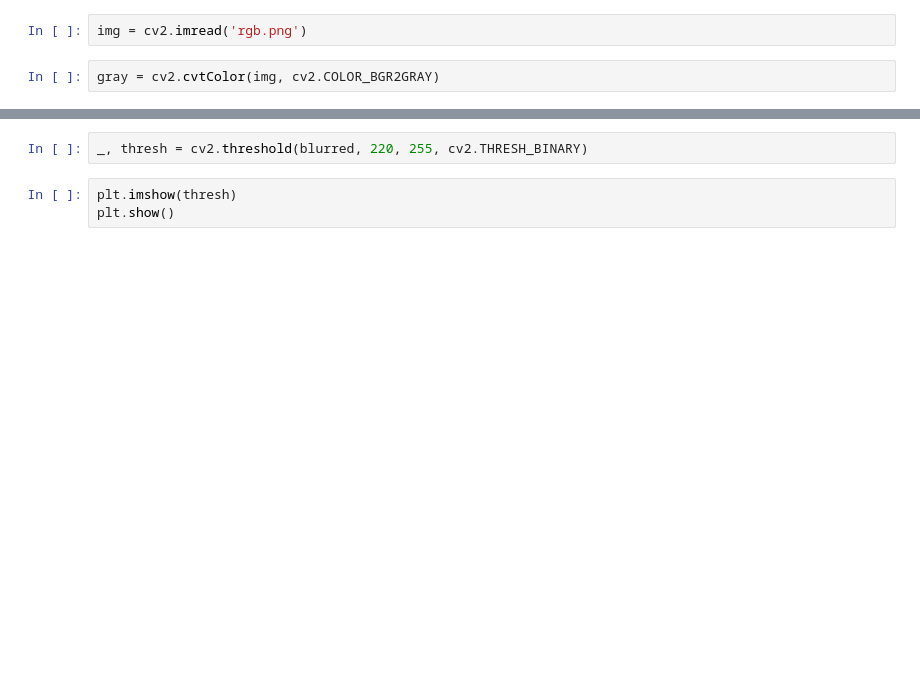
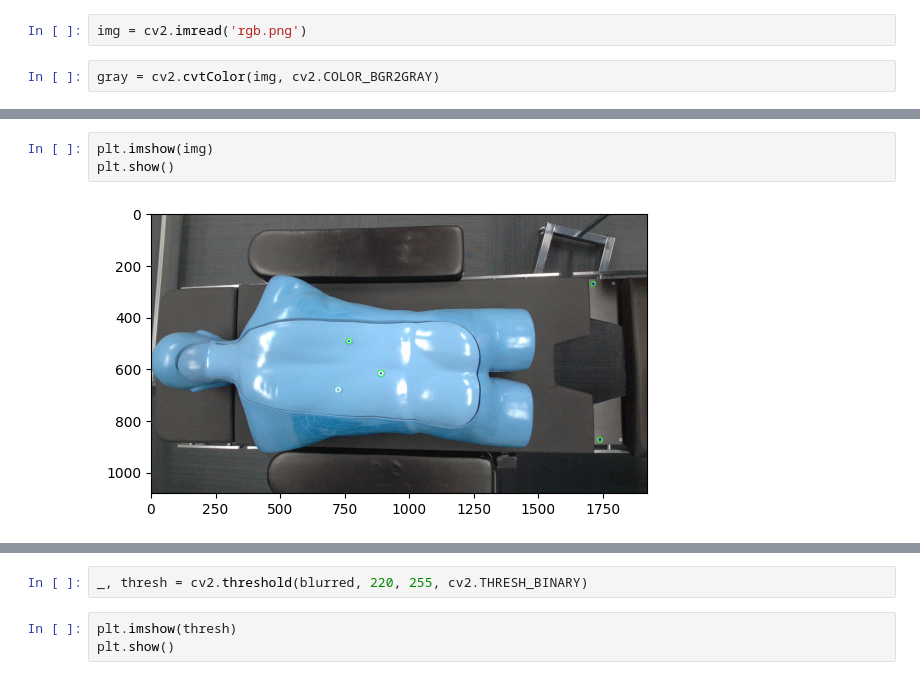
Before and after one commit to srisiddhardhakurra26/illuminant_standard_SWE_take_home_2024, a Jupyter notebook: Untitled.ipynb, the cells around one changed output, grey strips where cells are left out. Cells and saved outputs as stored; diff of their text form; blank space fills up the shorter version.

```diff
--- a/Untitled.ipynb
+++ b/Untitled.ipynb
@@ -10,0 +55,5 @@ blurred = cv2.GaussianBlur(gray, (5, 5), 0)
+# %%
+plt.imshow(img)
+plt.show()
+# %% [output]
+[figure, added]
```
Also changed, not shown: parts of 10 cells of this notebook, 3 other files.
